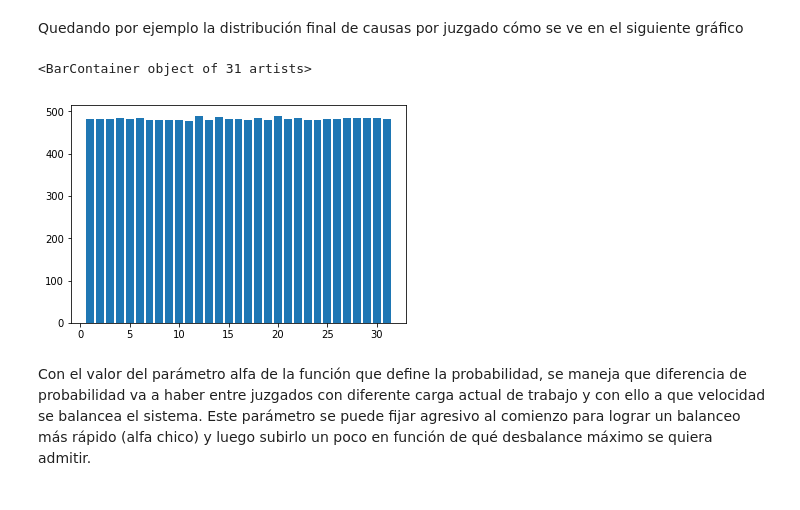
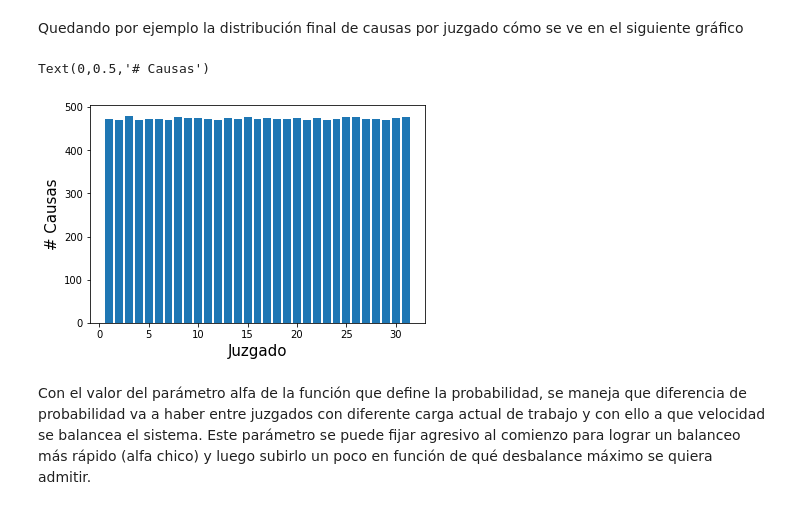
Before and after one commit to DamianHH/ODSL_JuzData, a Jupyter notebook: SorteoCausas.ipynb, the cells around one changed output. Saved outputs shown, nothing was run; the diff lists cells and outputs as text; code cells hidden in the pictures.

```diff
--- a/SorteoCausas.ipynb
+++ b/SorteoCausas.ipynb
@@ -71,9 +83,12 @@ plt.plot(Desbalance)
 # %% [markdown]
 Quedando por ejemplo la distribución final de causas por juzgado cómo se ve en el siguiente gráfico
 # %%
+fig, ax = plt.subplots()
 plt.bar(np.arange(31)+1.0,causas)
+ax.set_xlabel('Juzgado', fontsize=15)
+ax.set_ylabel('# Causas', fontsize=15)
 # %% [output]
-<BarContainer object of 31 artists>
+Text(0,0.5,'# Causas')
-[figure, old version]
+[figure, new version]
 # %% [markdown]
 Con el valor del parámetro alfa de la función que define la probabilidad, se maneja que diferencia de probabilidad va a haber entre juzgados con diferente carga actual de trabajo y con ello a que velocidad se balancea el sistema. Este parámetro se puede fijar agresivo al comienzo para lograr un balanceo más rápido (alfa chico) y luego subirlo un poco en función de qué desbalance máximo se quiera admitir.
```
Also changed, not shown: parts of 7 cells of this notebook.
